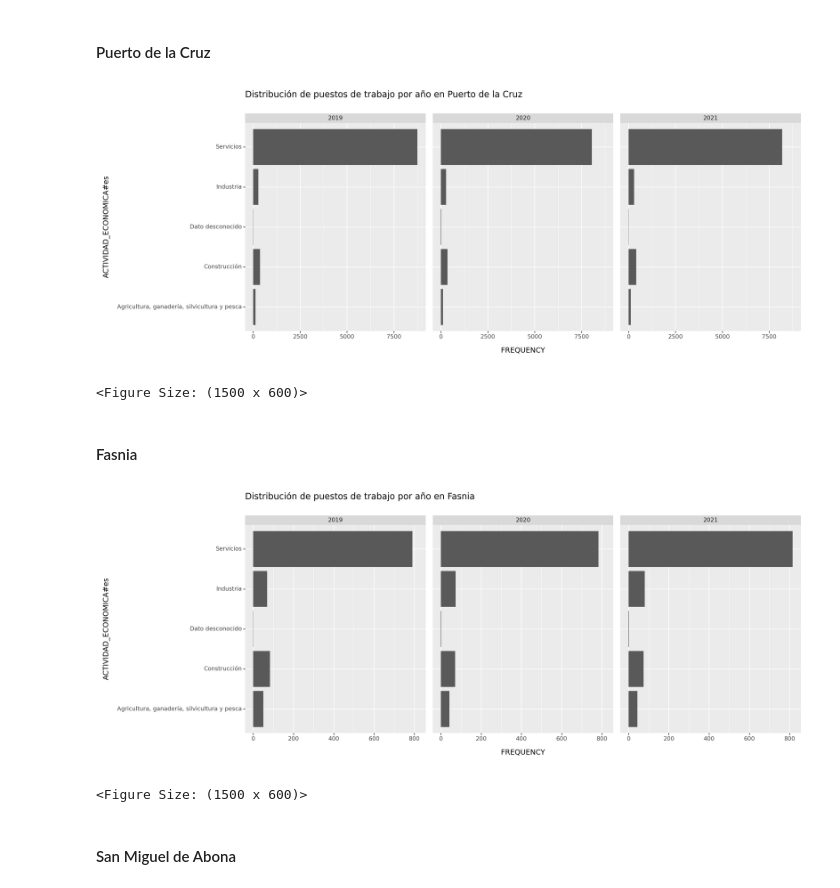
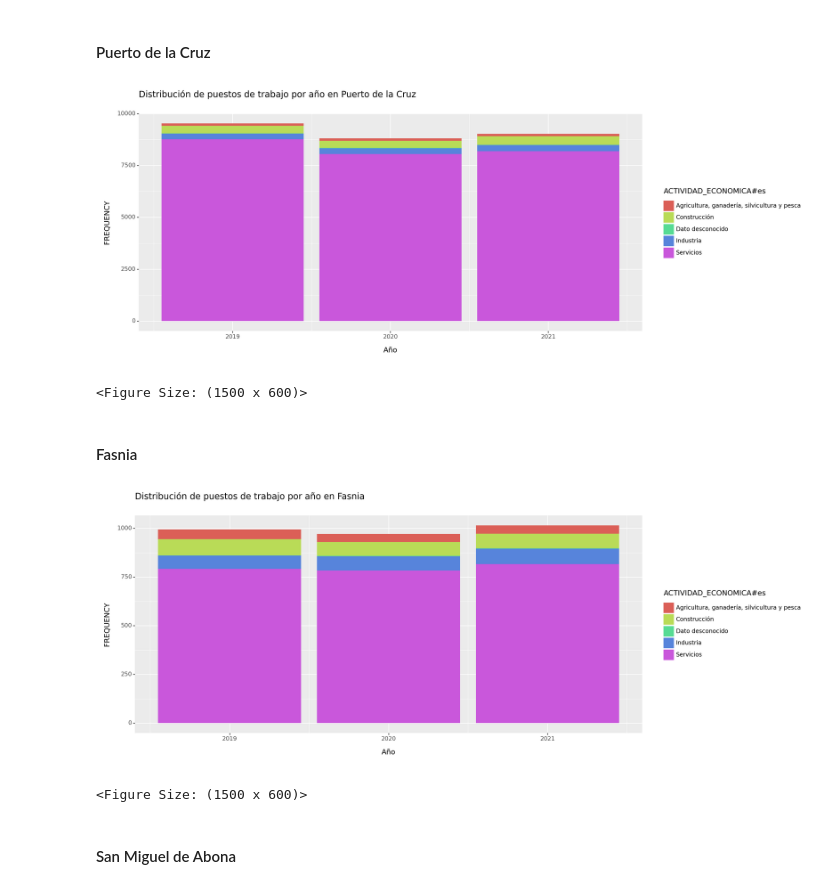
Before and after one commit to alu0101351773/VIS_proyecto, a Jupyter notebook: src/proyecto.ipynb, the cells around one changed output. Cells and saved outputs as stored; diff of their text form; code cells hidden in the pictures.

Commit message:
Gráficos completados, a hacer el informe

```diff
--- a/src/proyecto.ipynb
+++ b/src/proyecto.ipynb
@@ -457,8 +457,6 @@ df_pob_tnf_circul = pd.merge(
 # %% [markdown]
 #### Puerto de la Cruz
 # %%
-# TODO: Hacer esto con el melt como en el código de abajo
-
 df_p_ocup_pcruz = df_p_ocup[df_p_ocup['TERRITORIO#es'] == 'Puerto de la Cruz'].copy()
 
 df_p_ocup_pcruz_2019 = (df_p_ocup_pcruz[df_p_ocup_pcruz['TIME_PERIOD_CODE'].str.startswith('2019')]
@@ -485,56 +483,50 @@ df_p_ocup_pcruz = pd.concat([
     df_p_ocup_pcruz_2021,
 ])
 
-(ggplot(df_p_ocup_pcruz, aes(x = 'ACTIVIDAD_ECONOMICA#es', y = 'FREQUENCY'))
+(ggplot(df_p_ocup_pcruz, aes(x = 'Año', y = 'FREQUENCY', fill = 'ACTIVIDAD_ECONOMICA#es'))
     + geom_col()
-    + coord_flip()
-    + facet_wrap('~Año')
     + theme(figure_size=(15, 6))
     + ggtitle('Distribución de puestos de trabajo por año en Puerto de la Cruz')
 )
 # %% [output]
-[figure, old version]
+[figure, new version]
 <Figure Size: (1500 x 600)>
 # %% [markdown]
 #### Fasnia
 # %%
-# TODO: Hacer esto con el melt como en el código de abajo
-
 df_p_ocup_fasnia = df_p_ocup[df_p_ocup['TERRITORIO#es'] == 'Fasnia'].copy()
 
 df_p_ocup_fasnia_2019 = (df_p_ocup_fasnia[df_p_ocup_fasnia['TIME_PERIOD_CODE'].str.startswith('2019')]
                         .groupby(['ACTIVIDAD_ECONOMICA#es', 'SEXO#es'])
                         .agg({'FREQUENCY' : 'mean'})
                         .reset_index())
 df_p_ocup_fasnia_2019['Año'] = 2019
 
 df_p_ocup_fasnia_2020 = (df_p_ocup_fasnia[df_p_ocup_fasnia['TIME_PERIOD_CODE'].str.startswith('2020')]
                         .groupby(['ACTIVIDAD_ECONOMICA#es', 'SEXO#es'])
                         .agg({'FREQUENCY' : 'mean'})
                         .reset_index())
 df_p_ocup_fasnia_2020['Año'] = 2020
 
 df_p_ocup_fasnia_2021 = (df_p_ocup_fasnia[df_p_ocup_fasnia['TIME_PERIOD_CODE'].str.startswith('2021')]
                         .groupby(['ACTIVIDAD_ECONOMICA#es', 'SEXO#es'])
                         .agg({'FREQUENCY' : 'mean'})
                         .reset_index())
 df_p_ocup_fasnia_2021['Año'] = 2021
 
 df_p_ocup_fasnia = pd.concat([
     df_p_ocup_fasnia_2019,
     df_p_ocup_fasnia_2020,
     df_p_ocup_fasnia_2021,
 ])
 
-(ggplot(df_p_ocup_fasnia, aes(x = 'ACTIVIDAD_ECONOMICA#es', y = 'FREQUENCY'))
+(ggplot(df_p_ocup_fasnia, aes(x = 'Año', y = 'FREQUENCY', fill = 'ACTIVIDAD_ECONOMICA#es'))
     + geom_col()
-    + coord_flip()
-    + facet_wrap('~Año')
     + theme(figure_size=(15, 6))
     + ggtitle('Distribución de puestos de trabajo por año en Fasnia')
 )
 # %% [output]
-[figure, old version]
+[figure, new version]
 <Figure Size: (1500 x 600)>
 # %% [markdown]
 #### San Miguel de Abona
```
Also changed, not shown: parts of 2 cells of this notebook.
